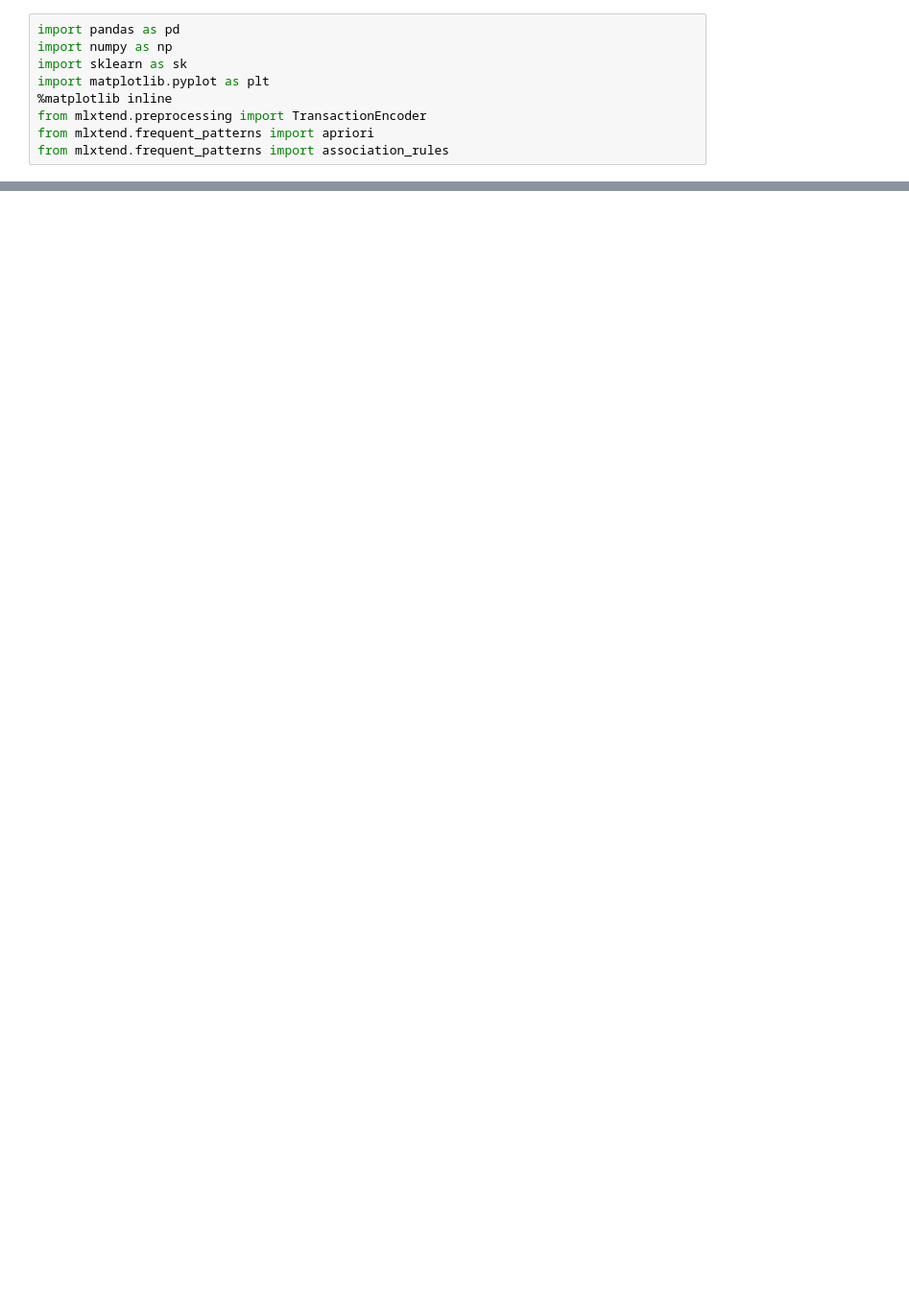
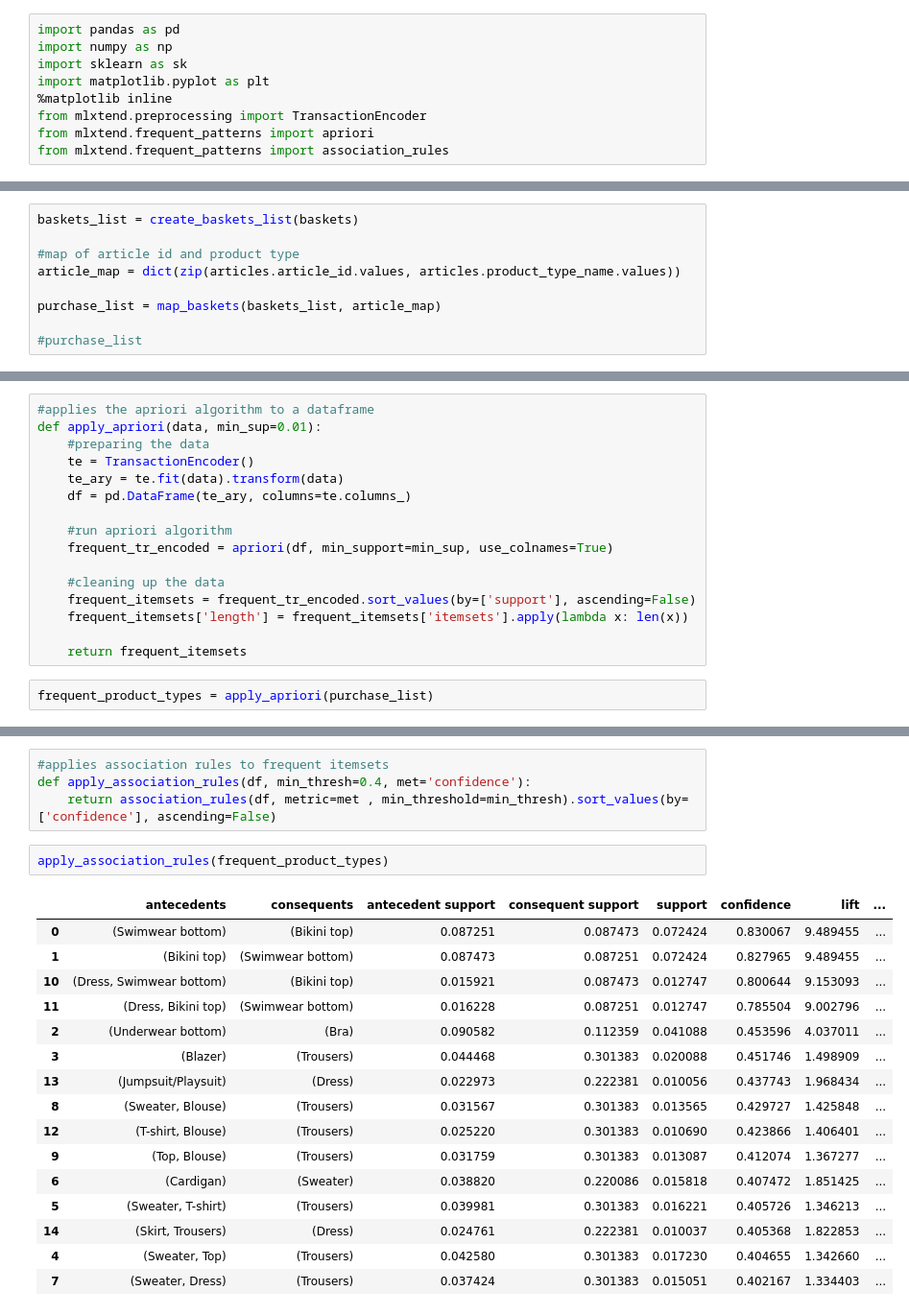
Before and after one commit to yangsu01/Group-24-Project, a Jupyter notebook: notebooks/frequent_itemsets_yang.ipynb, the cells around one changed output, grey strips where cells are left out. Shown: that part at 96% size. Saved outputs shown, nothing was run; the diff lists cells and outputs as text; blank space fills up the shorter version.

```diff
--- a/notebooks/frequent_itemsets_yang.ipynb
+++ b/notebooks/frequent_itemsets_yang.ipynb
@@ -17,0 +53,9 @@ baskets = transactions.groupby(['customer_id', 't_dat'])['article_id'].apply(lam
+# %%
+baskets_list = create_baskets_list(baskets)
+
+#map of article id and product type
+article_map = dict(zip(articles.article_id.values, articles.product_type_name.values))
+
+purchase_list = map_baskets(baskets_list, article_map)
+
+#purchase_list
@@ -17,0 +64,18 @@ baskets = transactions.groupby(['customer_id', 't_dat'])['article_id'].apply(lam
+# %%
+#applies the apriori algorithm to a dataframe
+def apply_apriori(data, min_sup=0.01):
+    #preparing the data
+    te = TransactionEncoder()
+    te_ary = te.fit(data).transform(data)
+    df = pd.DataFrame(te_ary, columns=te.columns_)
+
+    #run apriori algorithm
+    frequent_tr_encoded = apriori(df, min_support=min_sup, use_colnames=True)
+
+    #cleaning up the data
+    frequent_itemsets = frequent_tr_encoded.sort_values(by=['support'], ascending=False)
+    frequent_itemsets['length'] = frequent_itemsets['itemsets'].apply(lambda x: len(x))
+
+    return frequent_itemsets
+# %%
+frequent_product_types = apply_apriori(purchase_list)
@@ -17,0 +98,23 @@ baskets = transactions.groupby(['customer_id', 't_dat'])['article_id'].apply(lam
+# %%
+#applies association rules to frequent itemsets
+def apply_association_rules(df, min_thresh=0.4, met='confidence'):
+    return association_rules(df, metric=met , min_threshold=min_thresh).sort_values(by=['confidence'], ascending=False)
+# %%
+apply_association_rules(frequent_product_types)
+# %% [output]
+|  | antecedents | consequents | antecedent support | consequent support | support | confidence | lift | ... |
+| 0 | (Swimwear bottom) | (Bikini top) | 0.087251 | 0.087473 | 0.072424 | 0.830067 | 9.489455 | ... |
+| 1 | (Bikini top) | (Swimwear bottom) | 0.087473 | 0.087251 | 0.072424 | 0.827965 | 9.489455 | ... |
+| 10 | (Dress, Swimwear bottom) | (Bikini top) | 0.015921 | 0.087473 | 0.012747 | 0.800644 | 9.153093 | ... |
+| 11 | (Dress, Bikini top) | (Swimwear bottom) | 0.016228 | 0.087251 | 0.012747 | 0.785504 | 9.002796 | ... |
+| 2 | (Underwear bottom) | (Bra) | 0.090582 | 0.112359 | 0.041088 | 0.453596 | 4.037011 | ... |
+| 3 | (Blazer) | (Trousers) | 0.044468 | 0.301383 | 0.020088 | 0.451746 | 1.498909 | ... |
+| 13 | (Jumpsuit/Playsuit) | (Dress) | 0.022973 | 0.222381 | 0.010056 | 0.437743 | 1.968434 | ... |
+| 8 | (Sweater, Blouse) | (Trousers) | 0.031567 | 0.301383 | 0.013565 | 0.429727 | 1.425848 | ... |
+| 12 | (T-shirt, Blouse) | (Trousers) | 0.025220 | 0.301383 | 0.010690 | 0.423866 | 1.406401 | ... |
+| 9 | (Top, Blouse) | (Trousers) | 0.031759 | 0.301383 | 0.013087 | 0.412074 | 1.367277 | ... |
+| 6 | (Cardigan) | (Sweater) | 0.038820 | 0.220086 | 0.015818 | 0.407472 | 1.851425 | ... |
+| 5 | (Sweater, T-shirt) | (Trousers) | 0.039981 | 0.301383 | 0.016221 | 0.405726 | 1.346213 | ... |
+| 14 | (Skirt, Trousers) | (Dress) | 0.024761 | 0.222381 | 0.010037 | 0.405368 | 1.822853 | ... |
+| 4 | (Sweater, Top) | (Trousers) | 0.042580 | 0.301383 | 0.017230 | 0.404655 | 1.342660 | ... |
+| 7 | (Sweater, Dress) | (Trousers) | 0.037424 | 0.301383 | 0.015051 | 0.402167 | 1.334403 | ... |
```
Also changed, not shown: parts of 48 cells of this notebook.
